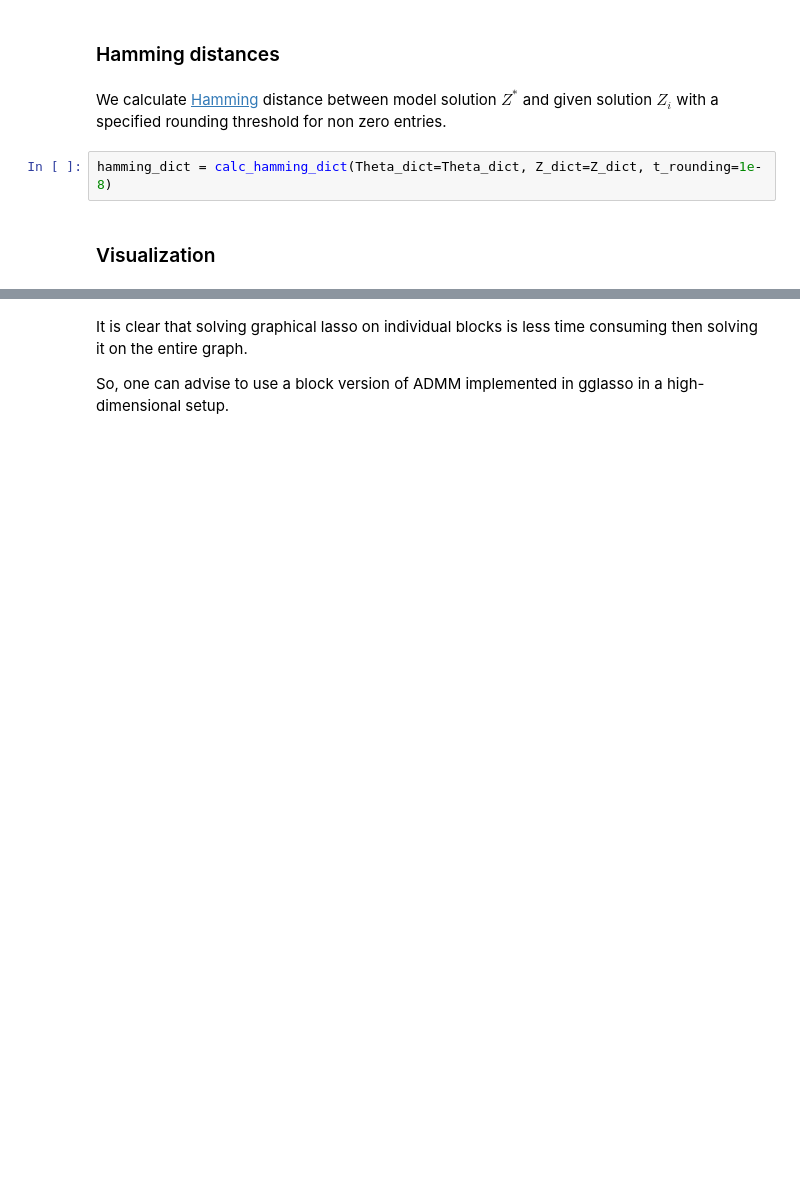
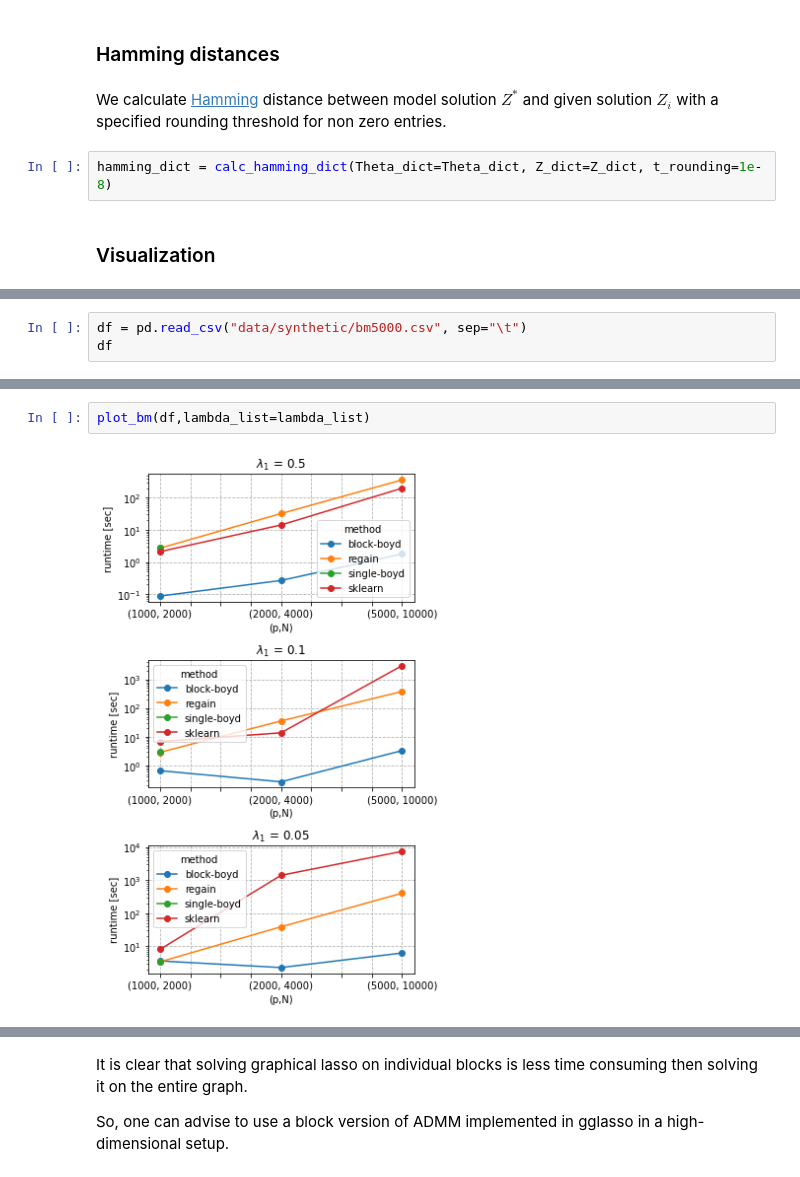
Before and after one commit to fabian-sp/GGLasso, a Jupyter notebook: benchmarks/benchmarks.ipynb, the cells around one changed output, grey strips where cells are left out. Drawn from its saved outputs; the diff is of its cells as text; blank space fills up the shorter version.

```diff
--- a/benchmarks/benchmarks.ipynb
+++ b/benchmarks/benchmarks.ipynb
@@ -147,0 +252,3 @@ plot_bm(times=time_dict, acc=accuracy_dict, hamming=hamming_dict, it=iter_dict,
+# %%
+df = pd.read_csv("data/synthetic/bm5000.csv", sep="\t")
+df
@@ -148 +269,5 @@ plot_bm(times=time_dict, acc=accuracy_dict, hamming=hamming_dict, it=iter_dict,
+# %%
+plot_bm(df,lambda_list=lambda_list)
+# %% [output]
+[figure, added]
 # %%
```
Also changed, not shown: parts of 10 cells of this notebook, 2 other files.
